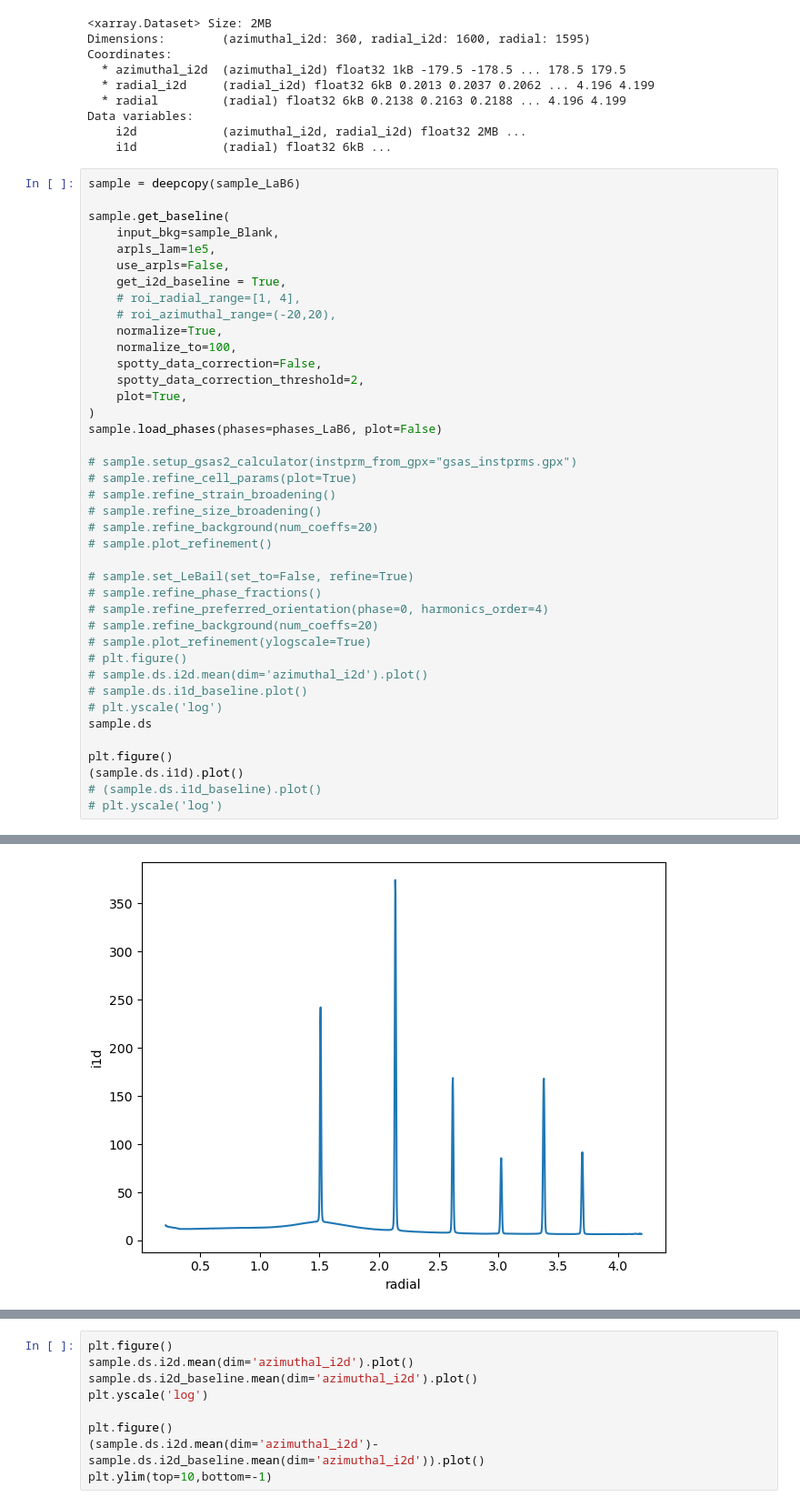
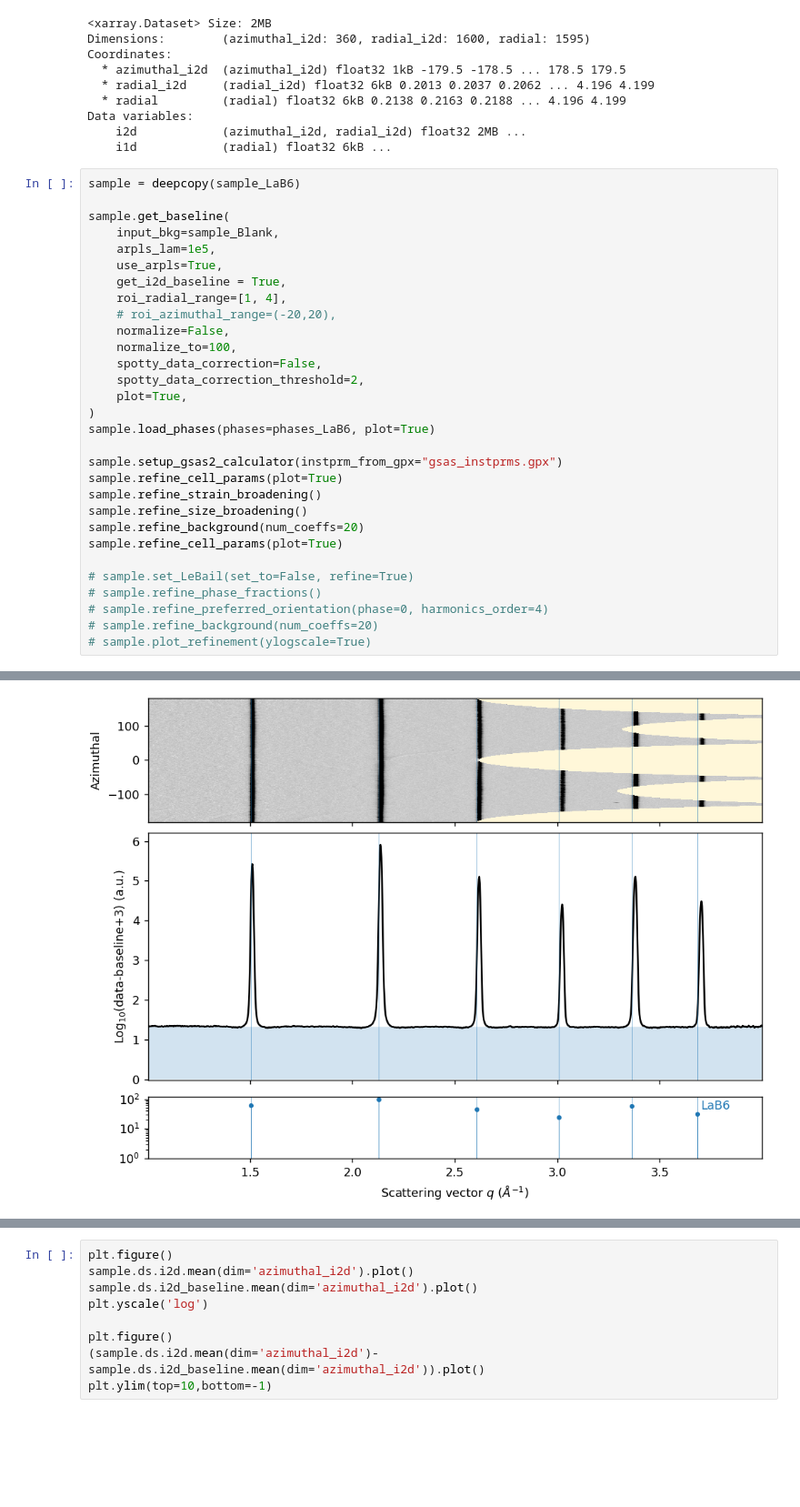
Before and after one commit to MehmetTopsakal/easyXRD, a Jupyter notebook: examples/ZrH-sample/refiner.ipynb, the cells around one changed output, grey strips where cells are left out. Shown at 91% size. Cells and saved outputs as stored; diff of their text form; blank space fills up the shorter version.

Commit message:
get_baseline is rewritten-fix

```diff
--- a/examples/ZrH-sample/refiner.ipynb
+++ b/examples/ZrH-sample/refiner.ipynb
@@ -248,38 +252,28 @@ sample = deepcopy(sample_LaB6)
 sample.get_baseline(
     input_bkg=sample_Blank,
     arpls_lam=1e5,
-    use_arpls=False,
+    use_arpls=True,
     get_i2d_baseline = True,
-    # roi_radial_range=[1, 4],
+    roi_radial_range=[1, 4],
     # roi_azimuthal_range=(-20,20),
-    normalize=True,
+    normalize=False,
     normalize_to=100,
     spotty_data_correction=False,
     spotty_data_correction_threshold=2,
     plot=True,
 )
-sample.load_phases(phases=phases_LaB6, plot=False)
+sample.load_phases(phases=phases_LaB6, plot=True)
 
-# sample.setup_gsas2_calculator(instprm_from_gpx="gsas_instprms.gpx")
-# sample.refine_cell_params(plot=True)
-# sample.refine_strain_broadening()
-# sample.refine_size_broadening()
-# sample.refine_background(num_coeffs=20)
-# sample.plot_refinement()
+sample.setup_gsas2_calculator(instprm_from_gpx="gsas_instprms.gpx")
+sample.refine_cell_params(plot=True)
+sample.refine_strain_broadening()
+sample.refine_size_broadening()
+sample.refine_background(num_coeffs=20)
+sample.refine_cell_params(plot=True)
 
 # sample.set_LeBail(set_to=False, refine=True)
 # sample.refine_phase_fractions()
 # sample.refine_preferred_orientation(phase=0, harmonics_order=4)
 # sample.refine_background(num_coeffs=20)
 # sample.plot_refinement(ylogscale=True)
-# plt.figure()
-# sample.ds.i2d.mean(dim='azimuthal_i2d').plot()
-# sample.ds.i1d_baseline.plot()
-# plt.yscale('log')
-sample.ds
-
-plt.figure()
-(sample.ds.i1d).plot()
-# (sample.ds.i1d_baseline).plot()
-# plt.yscale('log')
 # %% [output]
@@ -287 +287 @@ plt.figure()
-[figure, old version]
+[figure, new version]
```
Also changed, not shown: parts of 7 cells of this notebook, 2 other files.
